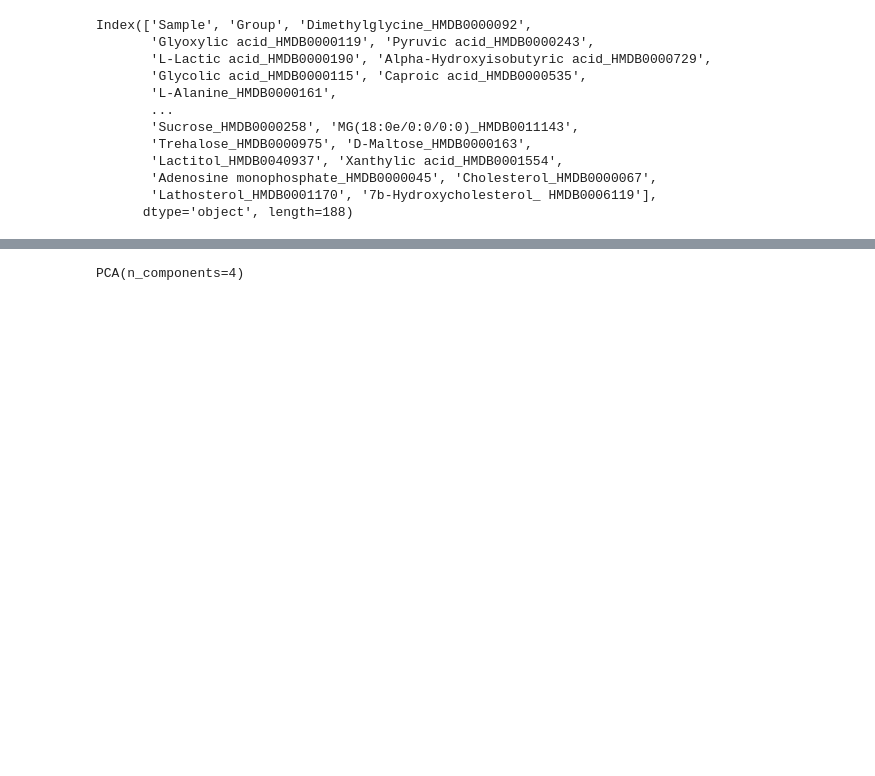
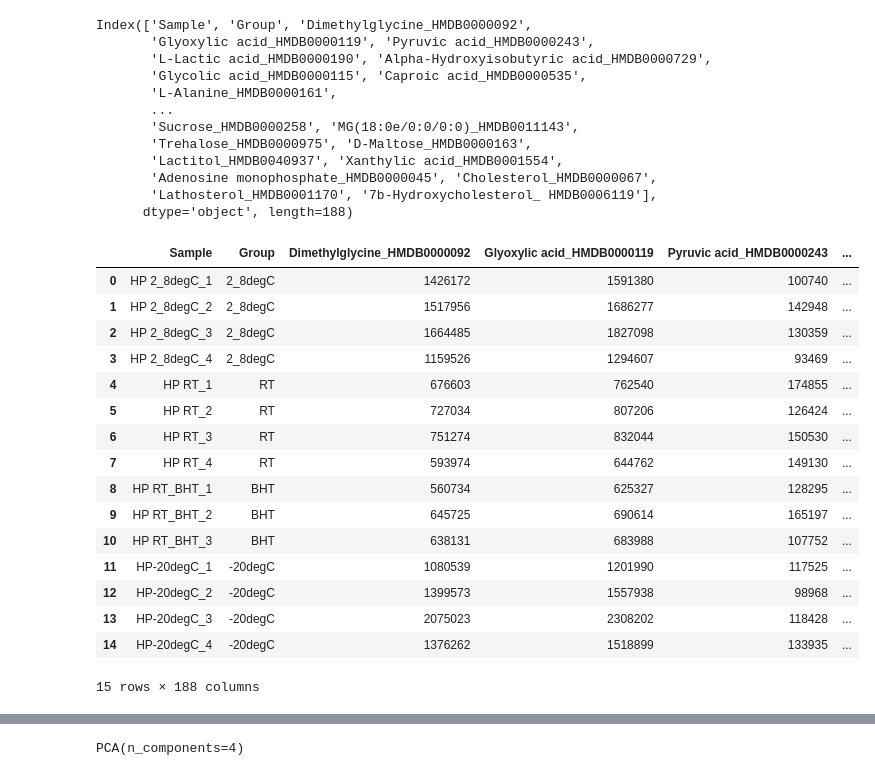
Before and after one commit to jiaqiw9/interpretation-of-metabolomics, a Jupyter notebook: PCA_analysis.ipynb, the cells around one changed output, grey strips where cells are left out. Cells and saved outputs as stored; diff of their text form; code cells hidden in the pictures; blank space fills up the shorter version.

```diff
--- a/PCA_analysis.ipynb
+++ b/PCA_analysis.ipynb
@@ -25,6 +25,26 @@ Index(['Sample', 'Group', 'Dimethylglycine_HMDB0000092',
        'Adenosine monophosphate_HMDB0000045', 'Cholesterol_HMDB0000067',
        'Lathosterol_HMDB0001170', '7b-Hydroxycholesterol_ HMDB0006119'],
       dtype='object', length=188)
+# %%
+data
+# %% [output]
+|  | Sample | Group | Dimethylglycine_HMDB0000092 | Glyoxylic acid_HMDB0000119 | Pyruvic acid_HMDB0000243 | ... |
+| 0 | HP 2_8degC_1 | 2_8degC | 1426172 | 1591380 | 100740 | ... |
+| 1 | HP 2_8degC_2 | 2_8degC | 1517956 | 1686277 | 142948 | ... |
+| 2 | HP 2_8degC_3 | 2_8degC | 1664485 | 1827098 | 130359 | ... |
+| 3 | HP 2_8degC_4 | 2_8degC | 1159526 | 1294607 | 93469 | ... |
+| 4 | HP RT_1 | RT | 676603 | 762540 | 174855 | ... |
+| 5 | HP RT_2 | RT | 727034 | 807206 | 126424 | ... |
+| 6 | HP RT_3 | RT | 751274 | 832044 | 150530 | ... |
+| 7 | HP RT_4 | RT | 593974 | 644762 | 149130 | ... |
+| 8 | HP RT_BHT_1 | BHT | 560734 | 625327 | 128295 | ... |
+| 9 | HP RT_BHT_2 | BHT | 645725 | 690614 | 165197 | ... |
+| 10 | HP RT_BHT_3 | BHT | 638131 | 683988 | 107752 | ... |
+| 11 | HP-20degC_1 | -20degC | 1080539 | 1201990 | 117525 | ... |
+| 12 | HP-20degC_2 | -20degC | 1399573 | 1557938 | 98968 | ... |
+| 13 | HP-20degC_3 | -20degC | 2075023 | 2308202 | 118428 | ... |
+| 14 | HP-20degC_4 | -20degC | 1376262 | 1518899 | 133935 | ... |
+15 rows × 188 columns
 # %%
 X = data.iloc[:,2:]
 X_normalized = normalize(X)
```
Also changed, not shown: parts of 4 cells of this notebook, 1 other file.
